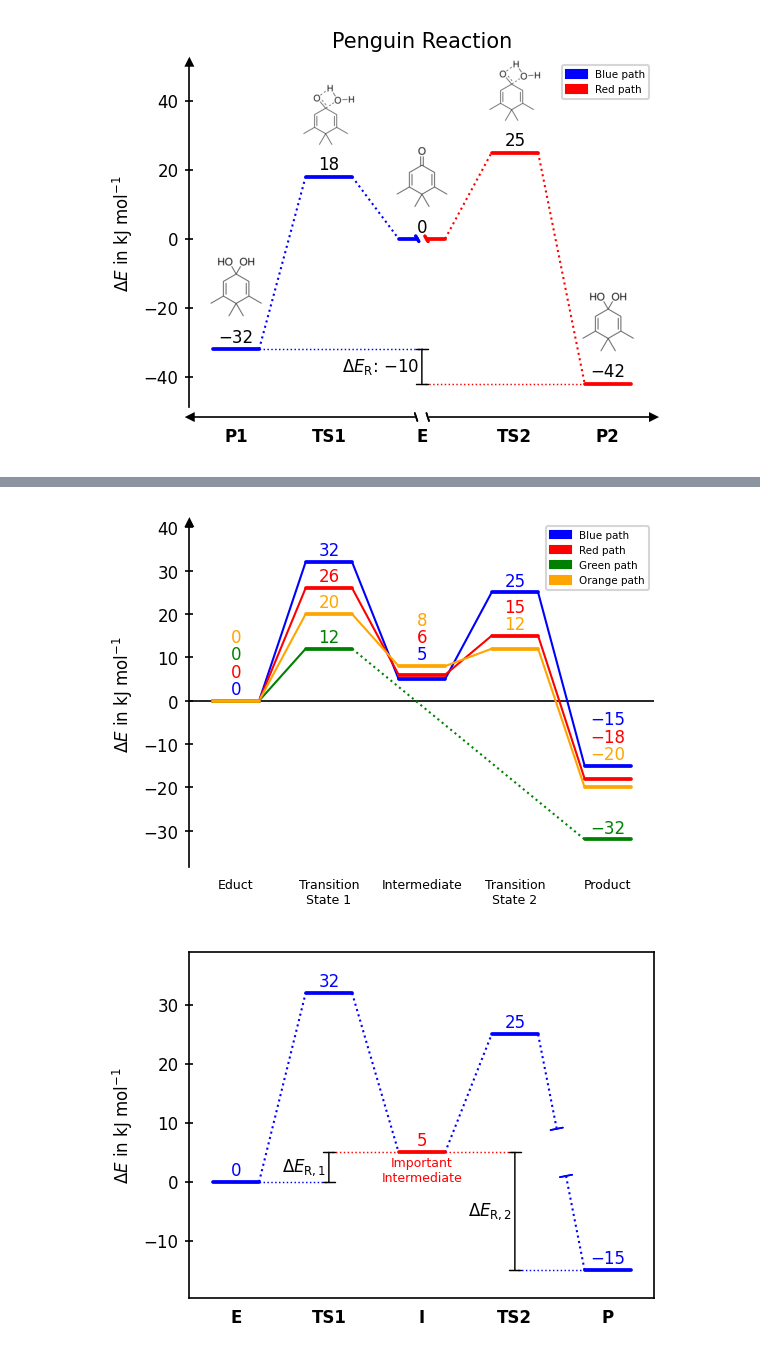
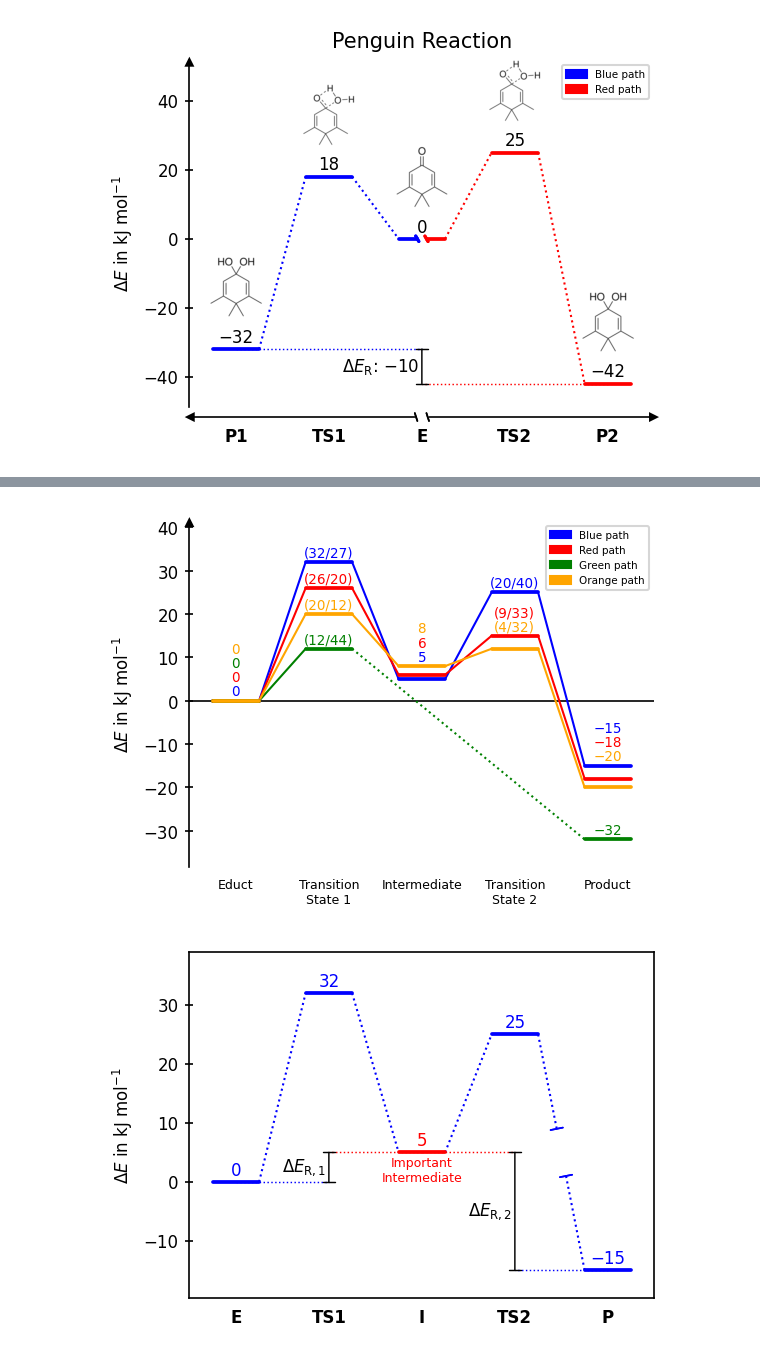
Before and after one commit to Tonner-Zech-Group/chem-diagrams, a Jupyter notebook: examples/readme_images.ipynb, the cells around one changed output, grey strips where cells are left out. Saved outputs shown, nothing was run; the diff lists cells and outputs as text; code cells hidden in the pictures.

```diff
--- a/examples/readme_images.ipynb
+++ b/examples/readme_images.ipynb
@@ -85,7 +85,11 @@ dia.draw_path(
 )
 
 
-dia.add_numbers_auto()
+dia.add_numbers_auto(fontsize=6.5)
+dia.display_activation_barriers(
+    x_positions=[1,3],
+    direction="both",
+)
 
 dia.legend(fontsize=5)
 dia.set_xlabels(["Educt", "Transition\nState 1", "Intermediate", "Transition\nState 2", "Product"], weight="normal", fontsize=6)
@@ -97,4 +103,4 @@ dia.show()
-[figure, old version]
+[figure, new version]
 # %%
 from chemdiagrams import EnergyDiagram
 import os.path
```
Also changed, not shown: parts of 4 cells of this notebook, 14 other files.
